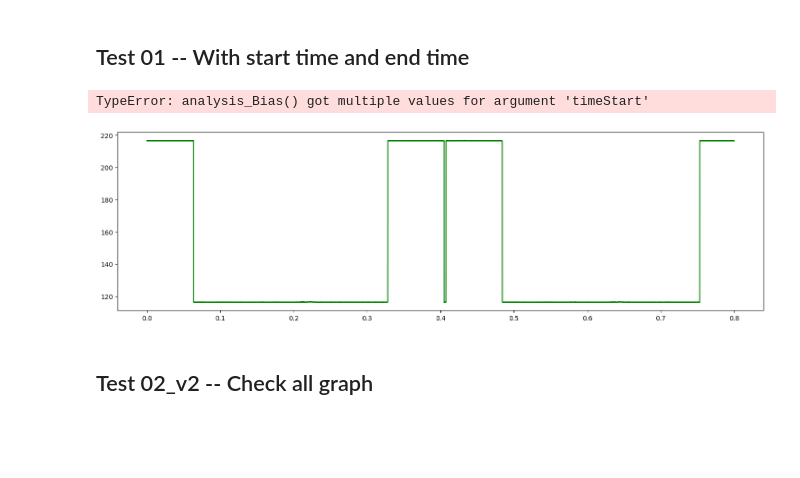
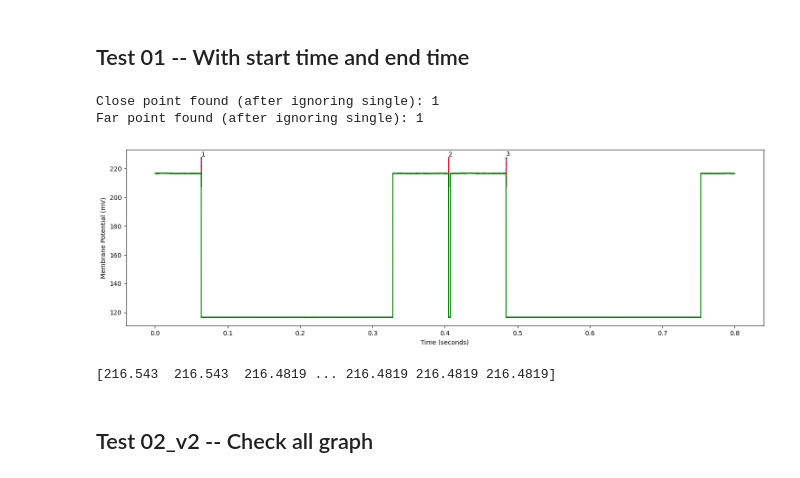
Before and after one commit to CalebThian/EMF_detection, a Jupyter notebook: 20241029_Main.ipynb, the cells around one changed output. Cells and saved outputs as stored; diff of their text form; code cells hidden in the pictures; blank space fills up the shorter version.

```diff
--- a/20241029_Main.ipynb
+++ b/20241029_Main.ipynb
@@ -253,9 +350,11 @@ for i in range(len(abf_file)):
 # %%
 timeStart = 0
 timeEnd = 20000
 ind = 0
-plot_wave(abf[ind],volt[ind],timeStart = timeStart, timeEnd = timeEnd,channel=4)
+plot_wave(abf[ind],volt[ind],single = single[ind],timeStart = timeStart, timeEnd = timeEnd,channel=4)
 print(abf[ind].sweepY[timeStart:timeEnd])
 # %% [output]
-TypeError: analysis_Bias() got multiple values for argument 'timeStart'
+Close point found (after ignoring single): 1
+Far point found (after ignoring single): 1
-[figure, old version]
+[figure, new version]
+[216.543  216.543  216.4819 ... 216.4819 216.4819 216.4819]
```
Also changed, not shown: parts of 6 cells of this notebook, 11 other files.
